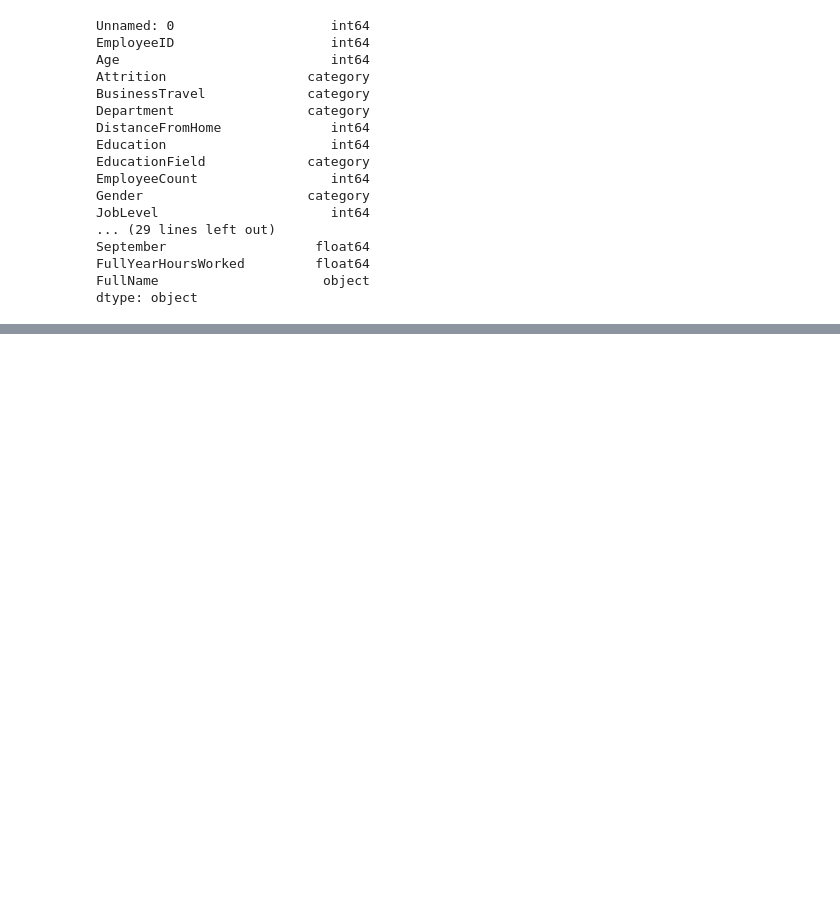
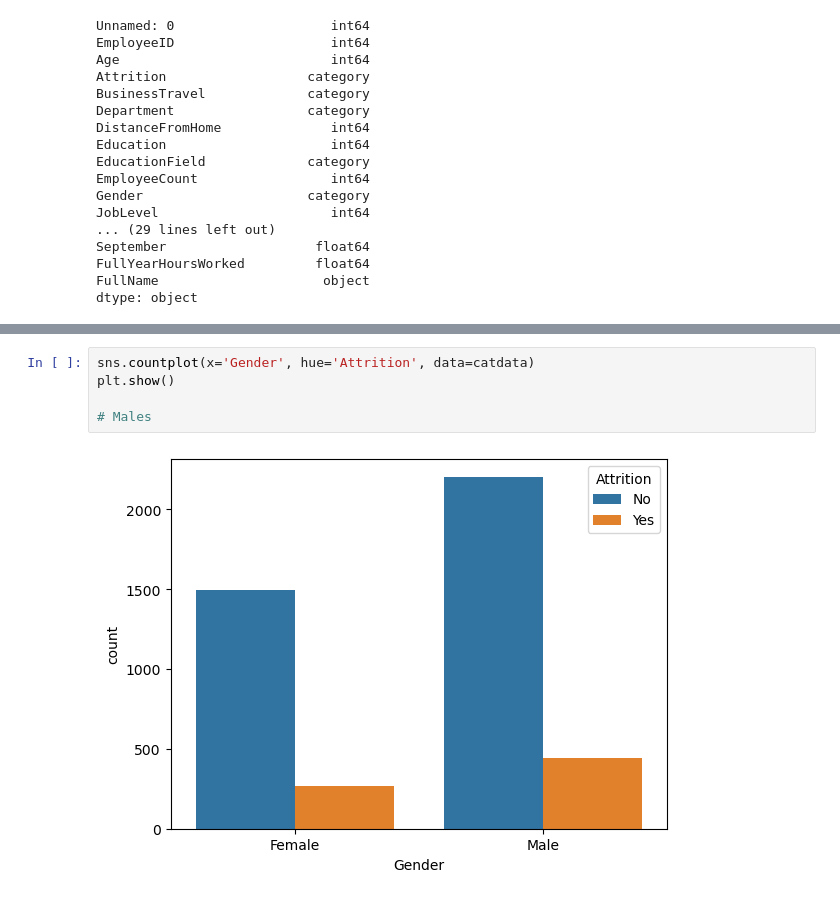
Before and after one commit to jguptil1/Portfolio-Projects, a Jupyter notebook: HR Case Study/HRProjectEDA.ipynb, the cells around one changed output, grey strips where cells are left out. Drawn from its saved outputs; the diff is of its cells as text; blank space fills up the shorter version.

```diff
--- a/HR Case Study/HRProjectEDA.ipynb
+++ b/HR Case Study/HRProjectEDA.ipynb
@@ -57,0 +100,7 @@ dtype: object
+# %%
+sns.countplot(x='Gender', hue='Attrition', data=catdata)
+plt.show()
+
+# Males
+# %% [output]
+[figure, added]
```
Also changed, not shown: parts of 10 cells of this notebook.
